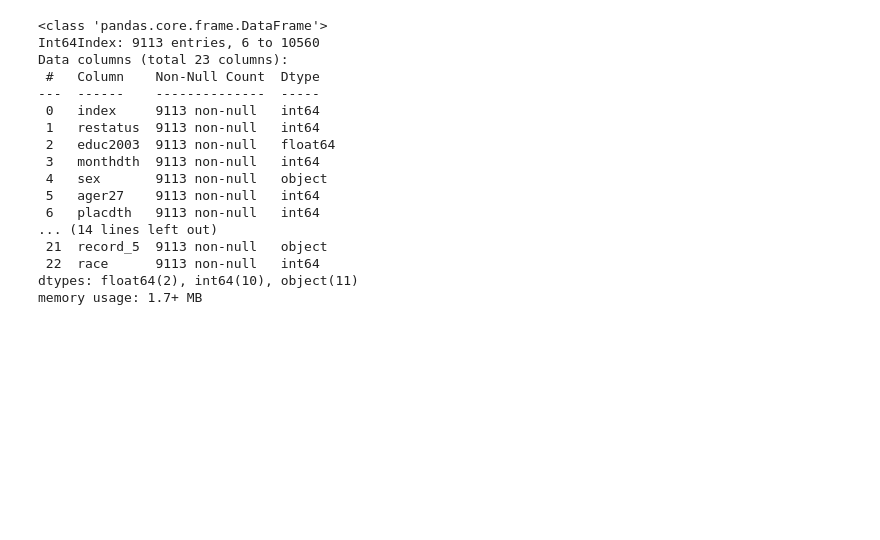
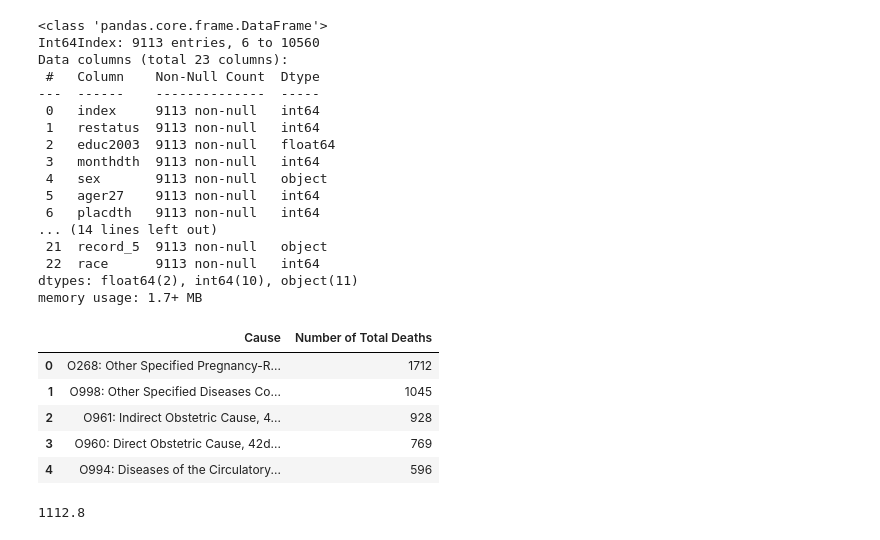
Before and after one commit to beckyepeters/maternal_mortality, a Jupyter notebook: mm_eda.ipynb, the cells around one changed output. Drawn from its saved outputs; the diff is of its cells as text; code cells hidden in the pictures; blank space fills up the shorter version.

```diff
--- a/mm_eda.ipynb
+++ b/mm_eda.ipynb
@@ -134,5 +138,3 @@ Data columns (total 23 columns):
  22  race      9113 non-null   int64
 dtypes: float64(2), int64(10), object(11)
 memory usage: 1.7+ MB
-# %%
-df.record_2.fillna(value='None', inplace=True)
@@ -148,0 +202,19 @@ from itertools import chain
+# %%
+frame = df.record_1.value_counts()[:5]
+indices = frame.index
+data = frame.values
+frame = {'Cause': indices, 'Number of Total Deaths': data}
+frame = pd.DataFrame(frame)
+frame.replace(to_replace=causes_dict, inplace=True)
+frame
+# %% [output]
+|  | Cause | Number of Total Deaths |
+| 0 | O268: Other Specified Pregnancy-R... | 1712 |
+| 1 | O998: Other Specified Diseases Co... | 1045 |
+| 2 | O961: Indirect Obstetric Cause, 4... | 928 |
+| 3 | O960: Direct Obstetric Cause, 42d... | 769 |
+| 4 | O994: Diseases of the Circulatory... | 596 |
+# %%
+1712 * .65
+# %% [output]
+1112.8
```
Also changed, not shown: parts of 94 cells of this notebook, 9 other files.
